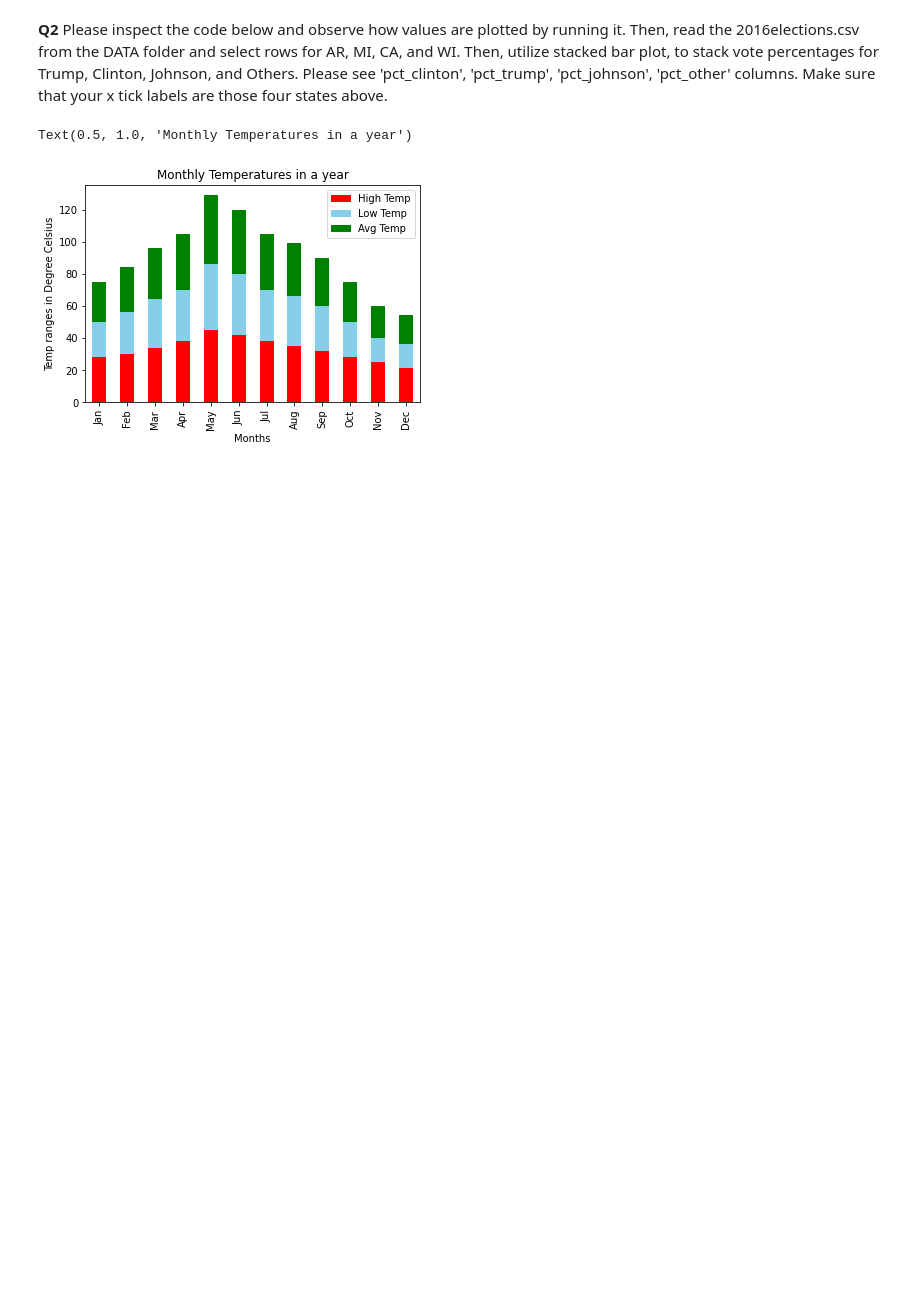
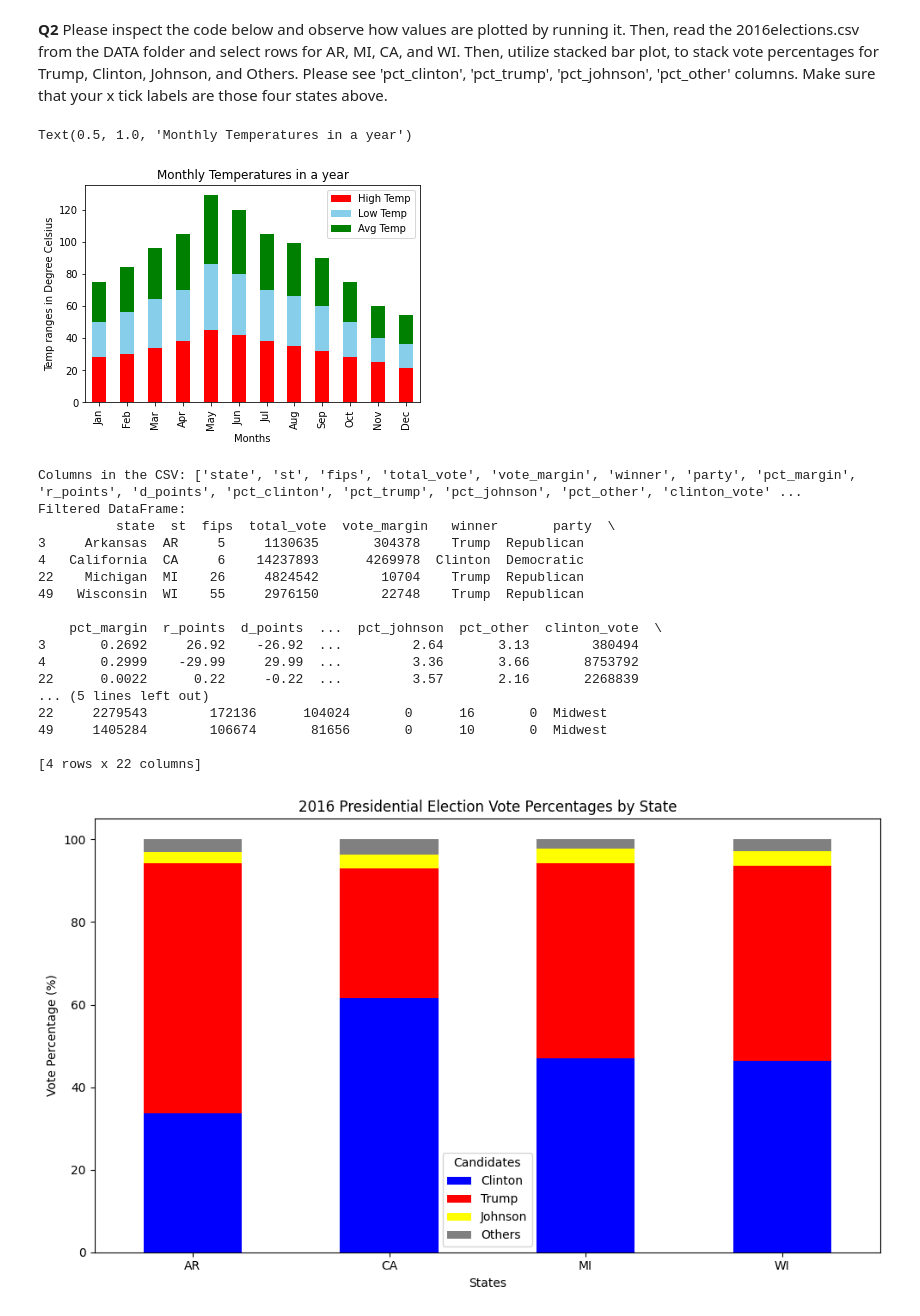
Before and after one commit to yblair85/csc302, a Jupyter notebook: HW4.ipynb, the cells around one changed output. Drawn from its saved outputs; the diff is of its cells as text; code cells hidden in the pictures; blank space fills up the shorter version.

```diff
--- a/HW4.ipynb
+++ b/HW4.ipynb
@@ -53,0 +102,51 @@ Text(0.5, 1.0, 'Monthly Temperatures in a year')
+# %%
+import pandas as pd
+import matplotlib.pyplot as plt
+
+# Read the CSV file using the provided path
+df = pd.read_csv('/content/drive/MyDrive/DATA/2016elections.csv')
+
+print("Columns in the CSV:", df.columns.tolist())
+
+# Filter for AR, MI, CA, WI using the 'st' column
+states = ['AR', 'MI', 'CA', 'WI']
+df_filtered = df[df['st'].isin(states)]
+
+# Check if filtering worked
+print("Filtered DataFrame:\n", df_filtered)
+
+# Select relevant columns and set index to 'st'
+df_plot = df_filtered[['st', 'pct_clinton', 'pct_trump', 'pct_johnson', 'pct_other']].set_index('st')
+
+# Create stacked bar chart
+df_plot.plot(kind='bar', stacked=True, color=['blue', 'red', 'yellow', 'gray'], figsize=(10, 6))
+
+# Customize labels and title
+plt.xlabel('States')
+plt.ylabel('Vote Percentage (%)')
+plt.title('2016 Presidential Election Vote Percentages by State')
+plt.legend(['Clinton', 'Trump', 'Johnson', 'Others'], title='Candidates')
+plt.xticks(rotation=0)
+
+# Display the plot
+plt.tight_layout()
+plt.show()
+# %% [output]
+Columns in the CSV: ['state', 'st', 'fips', 'total_vote', 'vote_margin', 'winner', 'party', 'pct_margin', 'r_points', 'd_points', 'pct_clinton', 'pct_trump', 'pct_johnson', 'pct_other', 'clinton_vote' ...
+Filtered DataFrame:
+          state  st  fips  total_vote  vote_margin   winner       party  \
+3     Arkansas  AR     5     1130635       304378    Trump  Republican
+4   California  CA     6    14237893      4269978  Clinton  Democratic
+22    Michigan  MI    26     4824542        10704    Trump  Republican
+49   Wisconsin  WI    55     2976150        22748    Trump  Republican
+
+    pct_margin  r_points  d_points  ...  pct_johnson  pct_other  clinton_vote  \
+3       0.2692     26.92    -26.92  ...         2.64       3.13        380494
+4       0.2999    -29.99     29.99  ...         3.36       3.66       8753792
+22      0.0022      0.22     -0.22  ...         3.57       2.16       2268839
+... (5 lines left out)
+22     2279543        172136      104024       0      16       0  Midwest
+49     1405284        106674       81656       0      10       0  Midwest
+
+[4 rows x 22 columns]
+[figure, added]
```
Also changed, not shown: parts of 7 cells of this notebook.
